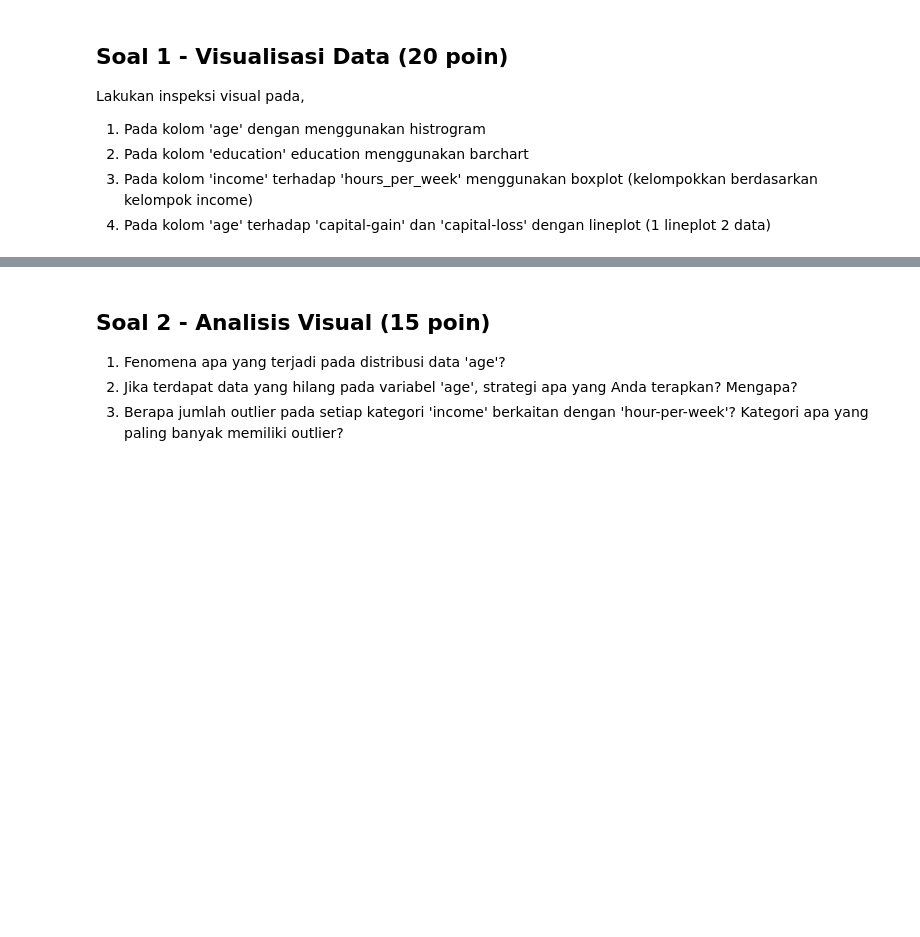
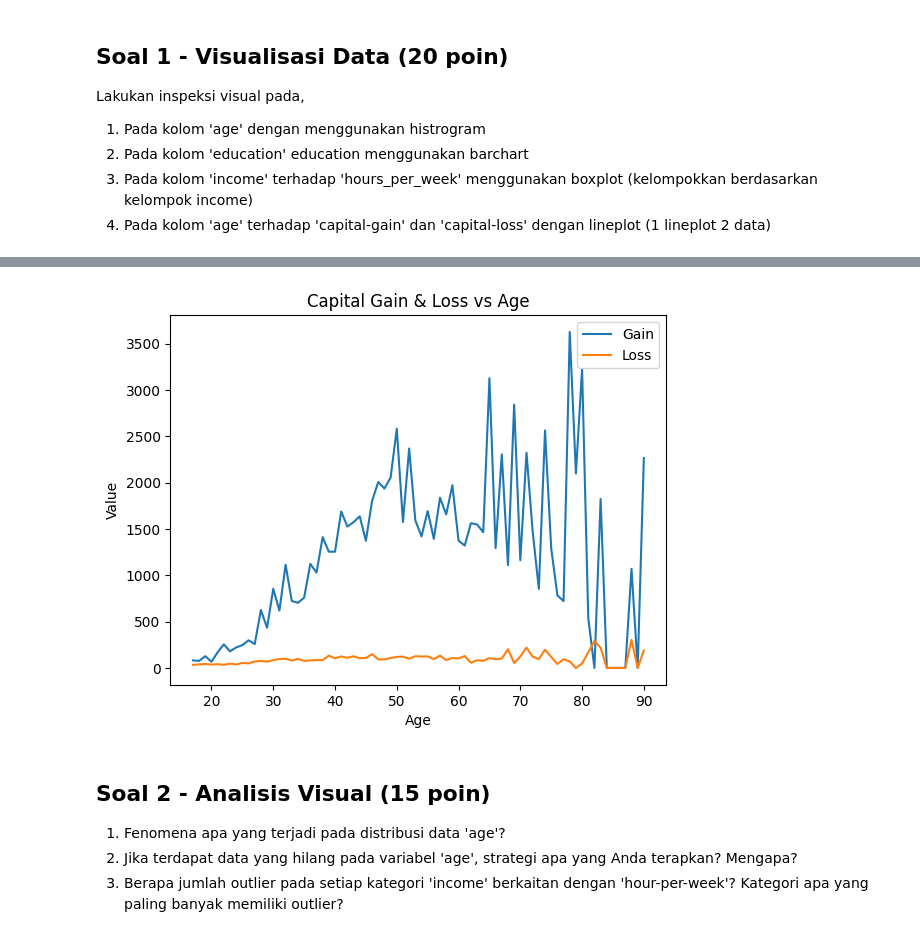
Before and after one commit to AstorBoy11/Kuis-Machine-Learning, a Jupyter notebook: Copy_of_JS04_SOAL_KUIS1_ML.ipynb, the cells around one changed output, grey strips where cells are left out. Saved outputs shown, nothing was run; the diff lists cells and outputs as text; code cells hidden in the pictures; blank space fills up the shorter version.

```diff
--- a/Copy_of_JS04_SOAL_KUIS1_ML.ipynb
+++ b/Copy_of_JS04_SOAL_KUIS1_ML.ipynb
@@ -123,3 +202,15 @@ Lakukan inspeksi visual pada,
+# %%
+# Jawab 1.4 - Lineplot
+grp = df.groupby('age')[['capital-gain','capital-loss']].mean()
+plt.plot(grp.index, grp['capital-gain'], label='Gain')
+plt.plot(grp.index, grp['capital-loss'], label='Loss')
+plt.legend()
+plt.xlabel('Age')
+plt.ylabel('Value')
+plt.title('Capital Gain & Loss vs Age')
+plt.show()
+# %% [output]
+[figure, added]
 # %% [markdown]
 ## Soal 2 - Analisis Visual (15 poin)
 1. Fenomena apa yang terjadi pada distribusi data 'age'?
```
Also changed, not shown: parts of 23 cells of this notebook.
